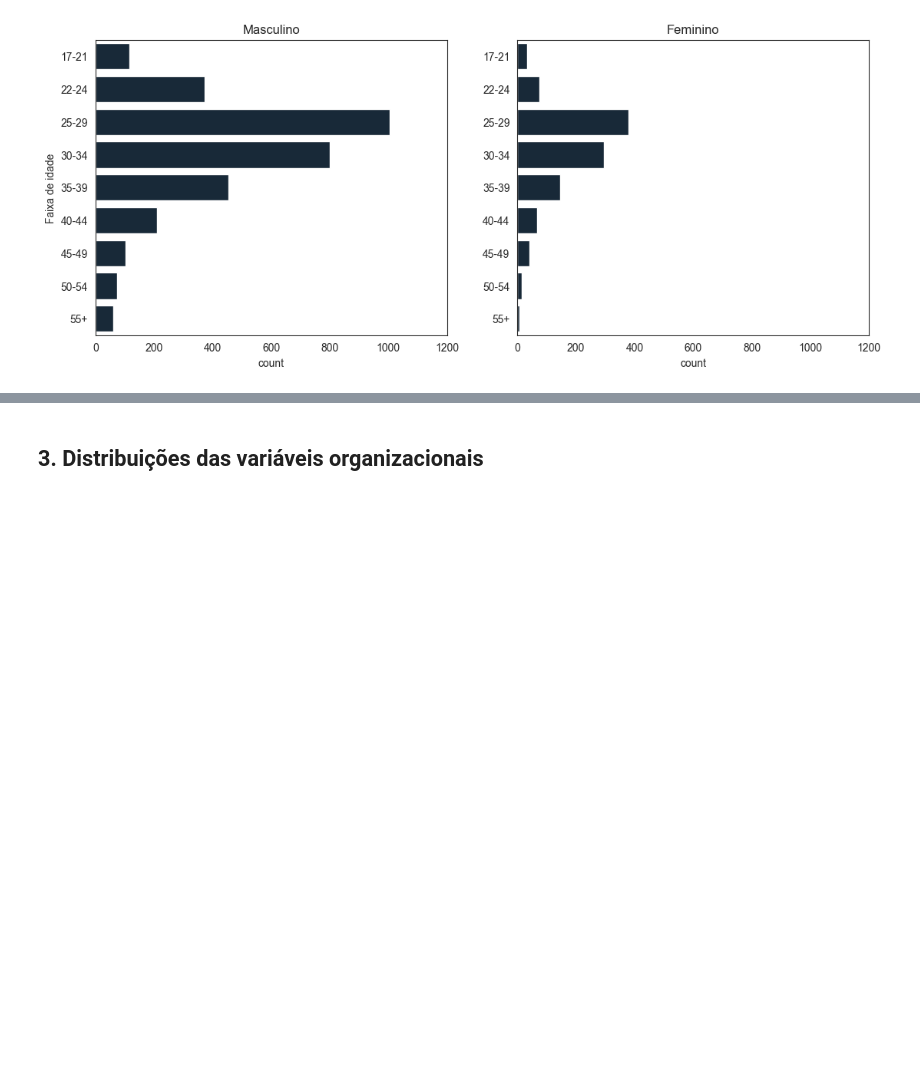
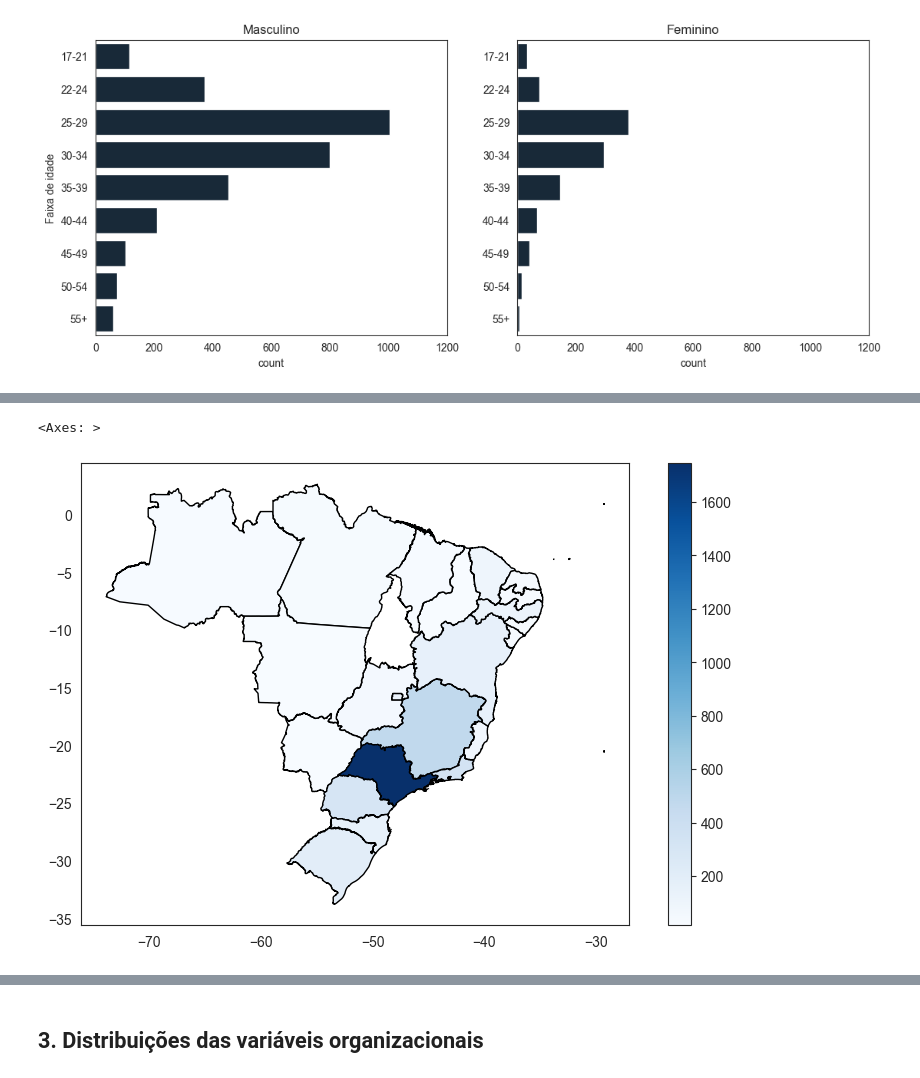
Before and after one commit to leticiafaria7/challenge-state-of-data, a Jupyter notebook: challenge-state-of-data.ipynb, the cells around one changed output, grey strips where cells are left out. Drawn from its saved outputs; the diff is of its cells as text; code cells hidden in the pictures; blank space fills up the shorter version.

```diff
--- a/challenge-state-of-data.ipynb
+++ b/challenge-state-of-data.ipynb
@@ -61,6 +93,7 @@ import seaborn as sns
 ### 0.2. Dados
 # %%
 data = pd.read_csv('State_of_data_2022.csv')
+infos_ufs = gpd.read_file('bcim_2016_21_11_2018.gpkg', layer = 'lim_unidade_federacao_a')
 # %%
 # criar dicionário com a descrição de cada parte
 
@@ -365,0 +440,22 @@ plt.show()
+# %%
+# créditos gráfico: https://rodrigodutcosky.medium.com/mapas-coropl%C3%A9ticos-com-os-estados-do-brasil-em-python-b9b48c6db585
+
+estado = parte1['P1_i_1'].value_counts(dropna = False).to_frame().reset_index()
+estado['percentual'] = round(estado['count'] * 100 / len(parte1), 1)
+
+infos_ufs.rename({'sigla': 'P1_i_1'}, axis = 1, inplace = True)
+
+total_estado = infos_ufs.merge(estado, on = 'P1_i_1', how = 'left')
+
+total_estado[['P1_i_1', 'count', 'geometry']]
+
+%matplotlib inline
+
+total_estado.plot(column = 'count',
+                  cmap = 'Blues',
+                  figsize = (10, 6),
+                  legend = True,
+                  edgecolor = 'black')
+# %% [output]
+<Axes: >
+[figure, added]
```
Also changed, not shown: parts of 30 cells of this notebook, 1 other file.
